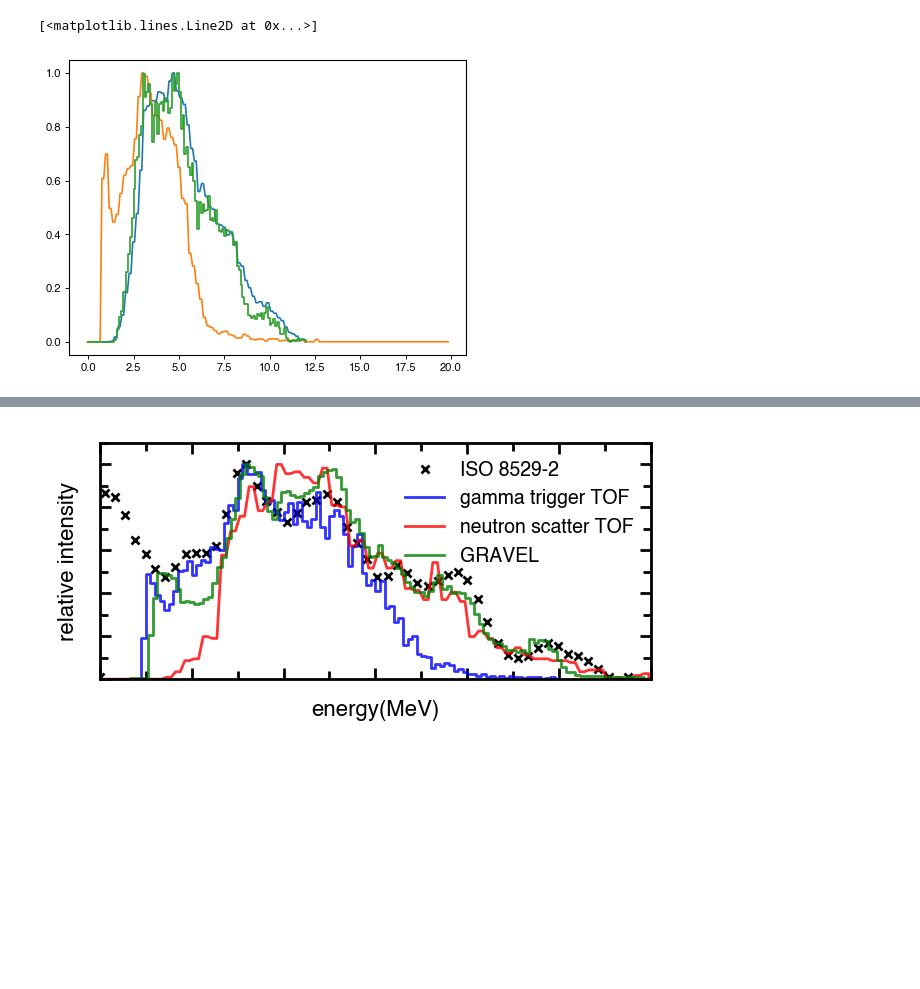
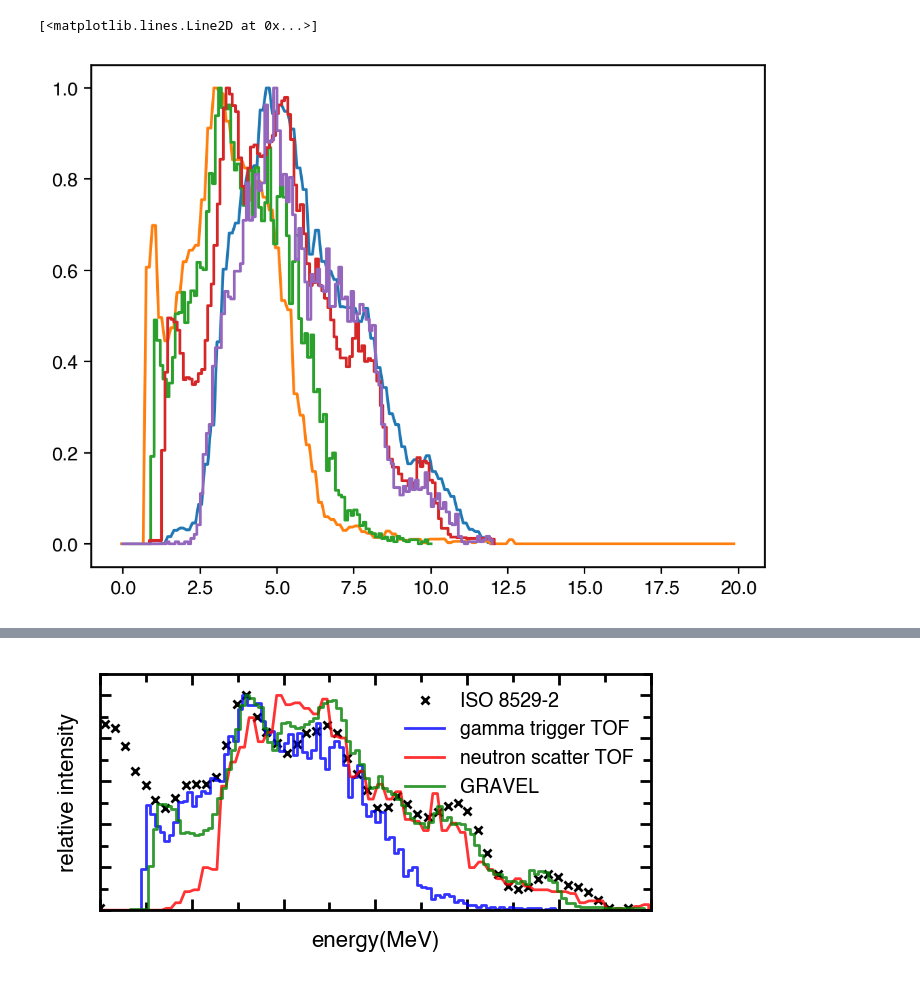
Before and after one commit to ShawnTHLIN/Neutron_research_code, a Jupyter notebook: AmBe/AmBe_plot/Plot_exp_simulation.ipynb, the cells around one changed output, grey strips where cells are left out. Cells and saved outputs as stored; diff of their text form; code cells hidden in the pictures; blank space fills up the shorter version.

```diff
--- a/AmBe/AmBe_plot/Plot_exp_simulation.ipynb
+++ b/AmBe/AmBe_plot/Plot_exp_simulation.ipynb
@@ -99,9 +99,9 @@ Lorch_1973 = np.loadtxt('../../../data/AmBe_Neutron_spectrum/Lorch_1973.txt')
 Scherzinger_2017 = np.loadtxt('../../../data/AmBe_Neutron_spectrum/Scherzinger_2017.txt')
 Scherzinger_2015 = np.loadtxt('../../../data/AmBe_Neutron_spectrum/Scherzinger_2015.txt')
 # %%
-#GRAVEL = np.loadtxt('GRAVEL.txt')
+GRAVEL = np.loadtxt('GRAVEL.txt')
 #MAXED = np.loadtxt('output_MAXED_20220923.txt')
-#TOF = np.loadtxt('N_TOF_20220923.txt')
+TOF = np.loadtxt('N_TOF_20220923.txt')
 N_scatter = np.loadtxt('../AmBe_neutron_scatter_TOF/Neutron_scatter_3in_30degree_2in_trigger/N_scatter_20221113.txt')
 g_trigger = np.loadtxt('../AmBe_neutron_scatter_TOF/Neutron_scatter_3in_30degree_2in_trigger/g_trigger_20221113.txt')
 #N_scatter = np.loadtxt('N_scatter_20220923.txt')
@@ -125,18 +125,18 @@ fig_post_def(xlim=(0,12),ylim=(0,1.1))
 # %%
 scatter_x,scatter_y = bar_plot(N_scatter[:,0],N_scatter[:,1],0.1)
 plt.plot(scatter_x,scatter_y/scatter_y.max())
 
 g_trigger_x,g_trigger_y = bar_plot(g_trigger[:,0],g_trigger[:,1],0.1)
 plt.plot(g_trigger_x,g_trigger_y/g_trigger_y.max())
-#TOF_x,TOF_y = bar_plot(TOF[:,0],TOF[:,1],0.1)
-#plt.plot(TOF_x,TOF_y/TOF_y.max())
-#GRAVEL_x,GRAVEL_y = bar_plot(GRAVEL[:,0],GRAVEL[:,1],0.1)
-#plt.plot(GRAVEL_x,GRAVEL_y/GRAVEL_y.max())
+TOF_x,TOF_y = bar_plot(TOF[:,0],TOF[:,1],0.1)
+plt.plot(TOF_x,TOF_y/TOF_y.max())
+GRAVEL_x,GRAVEL_y = bar_plot(GRAVEL[:,0],GRAVEL[:,1],0.1)
+plt.plot(GRAVEL_x,GRAVEL_y/GRAVEL_y.max())
 #MAXED_x,MAXED_y = bar_plot(MAXED[:,0],MAXED[:,1],0.1)
 #plt.plot(MAXED_x,MAXED_y/MAXED_y.max())
 
 Simulated_N_TOF_x,Simulated_N_TOF_y = bar_plot(Simulated_N_TOF[:,0],Simulated_N_TOF[:,1],0.1)
 plt.plot(Simulated_N_TOF_x,Simulated_N_TOF_y/Simulated_N_TOF_y.max())
 # %% [output]
 [<matplotlib.lines.Line2D at 0x...>]
-[figure, old version]
+[figure, new version]
```
Also changed, not shown: parts of 3 cells of this notebook, 7 other files.
